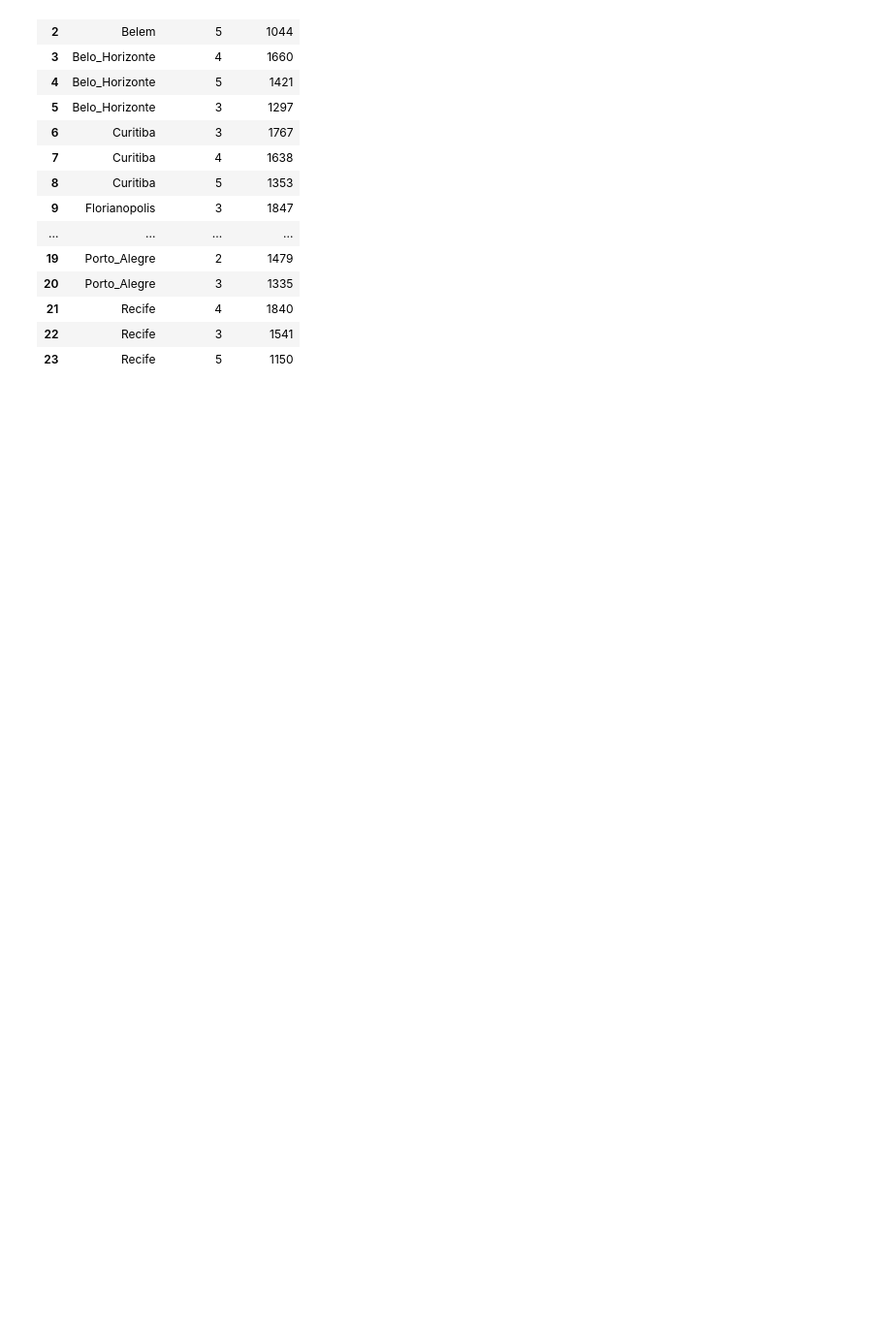
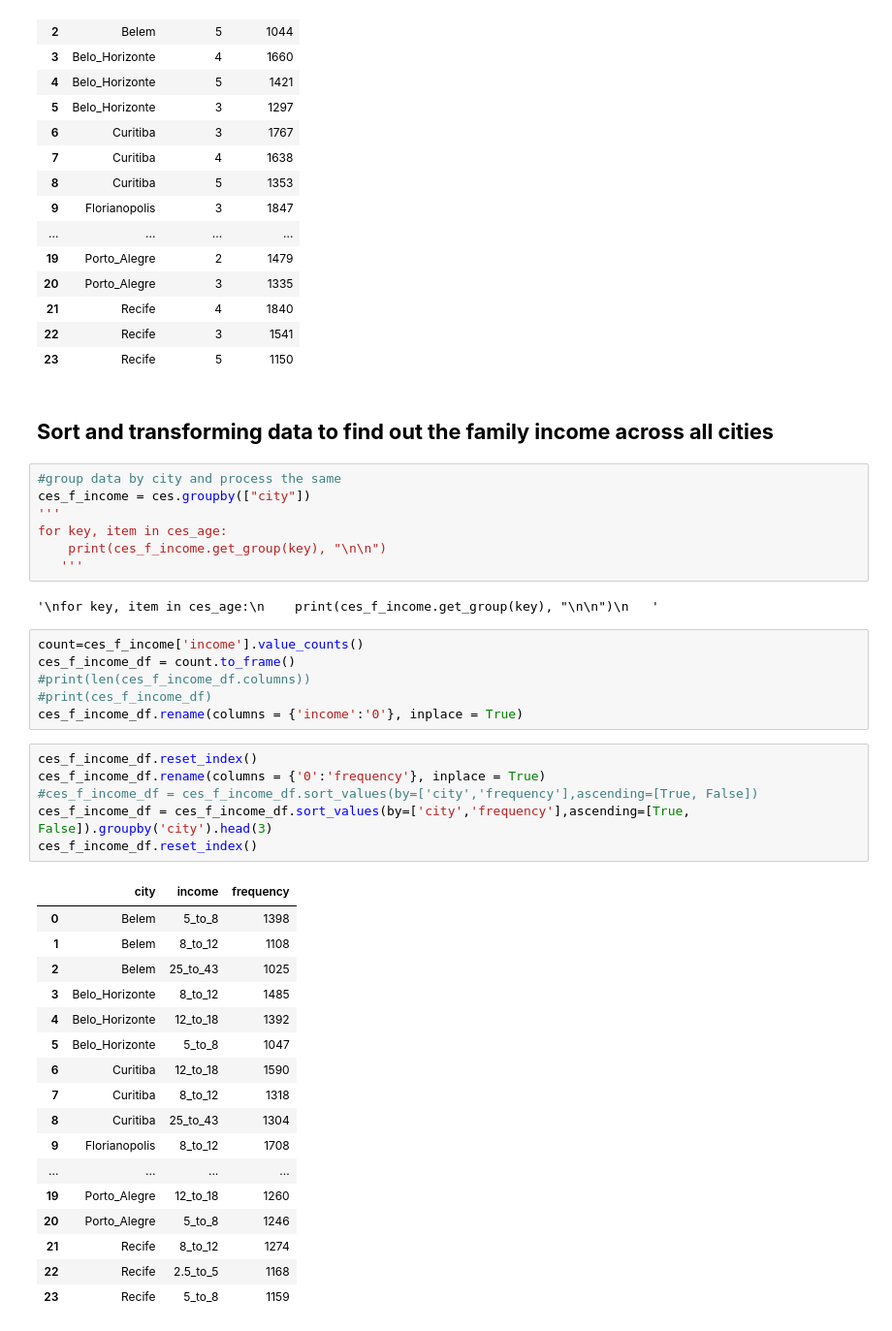
Before and after one commit to alokg1019/DataMining_Team1, a Jupyter notebook: Preprocessing_CES.ipynb, the cells around one changed output. Shown: that part at 97% size. Cells and saved outputs as stored; diff of their text form; blank space fills up the shorter version.

```diff
--- a/Preprocessing_CES.ipynb
+++ b/Preprocessing_CES.ipynb
@@ -204,3 +204,44 @@ ces_family_df.reset_index()
 | 21 | Recife | 4 | 1840 |
 | 22 | Recife | 3 | 1541 |
 | 23 | Recife | 5 | 1150 |
+# %% [markdown]
+## **Sort and transforming data to find out the family income across all cities**
+# %%
+#group data by city and process the same
+ces_f_income = ces.groupby(["city"])
+'''
+for key, item in ces_age:
+    print(ces_f_income.get_group(key), "\n\n")
+   '''
+# %% [output]
+'\nfor key, item in ces_age:\n    print(ces_f_income.get_group(key), "\n\n")\n   '
+# %%
+count=ces_f_income['income'].value_counts()
+ces_f_income_df = count.to_frame()
+#print(len(ces_f_income_df.columns))
+#print(ces_f_income_df)
+ces_f_income_df.rename(columns = {'income':'0'}, inplace = True)
+# %%
+ces_f_income_df.reset_index()
+ces_f_income_df.rename(columns = {'0':'frequency'}, inplace = True)
+#ces_f_income_df = ces_f_income_df.sort_values(by=['city','frequency'],ascending=[True, False])
+ces_f_income_df = ces_f_income_df.sort_values(by=['city','frequency'],ascending=[True, False]).groupby('city').head(3)
+ces_f_income_df.reset_index()
+# %% [output]
+|  | city | income | frequency |
+| 0 | Belem | 5_to_8 | 1398 |
+| 1 | Belem | 8_to_12 | 1108 |
+| 2 | Belem | 25_to_43 | 1025 |
+| 3 | Belo_Horizonte | 8_to_12 | 1485 |
+| 4 | Belo_Horizonte | 12_to_18 | 1392 |
+| 5 | Belo_Horizonte | 5_to_8 | 1047 |
+| 6 | Curitiba | 12_to_18 | 1590 |
+| 7 | Curitiba | 8_to_12 | 1318 |
+| 8 | Curitiba | 25_to_43 | 1304 |
+| 9 | Florianopolis | 8_to_12 | 1708 |
+| ... | ... | ... | ... |
+| 19 | Porto_Alegre | 12_to_18 | 1260 |
+| 20 | Porto_Alegre | 5_to_8 | 1246 |
+| 21 | Recife | 8_to_12 | 1274 |
+| 22 | Recife | 2.5_to_5 | 1168 |
+| 23 | Recife | 5_to_8 | 1159 |
```
Also changed, not shown: parts of 4 cells of this notebook.
